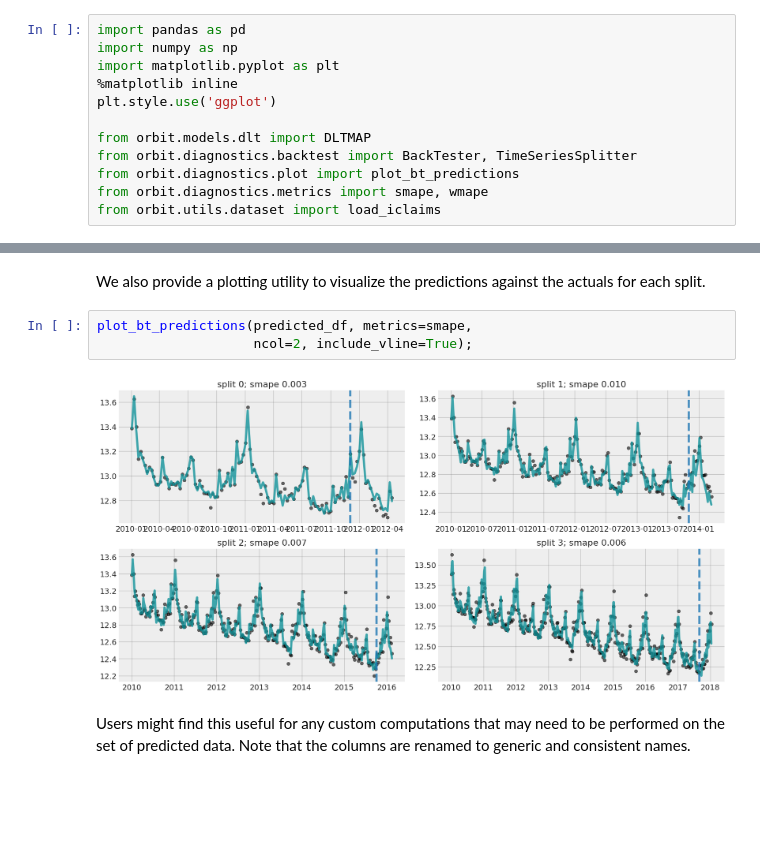
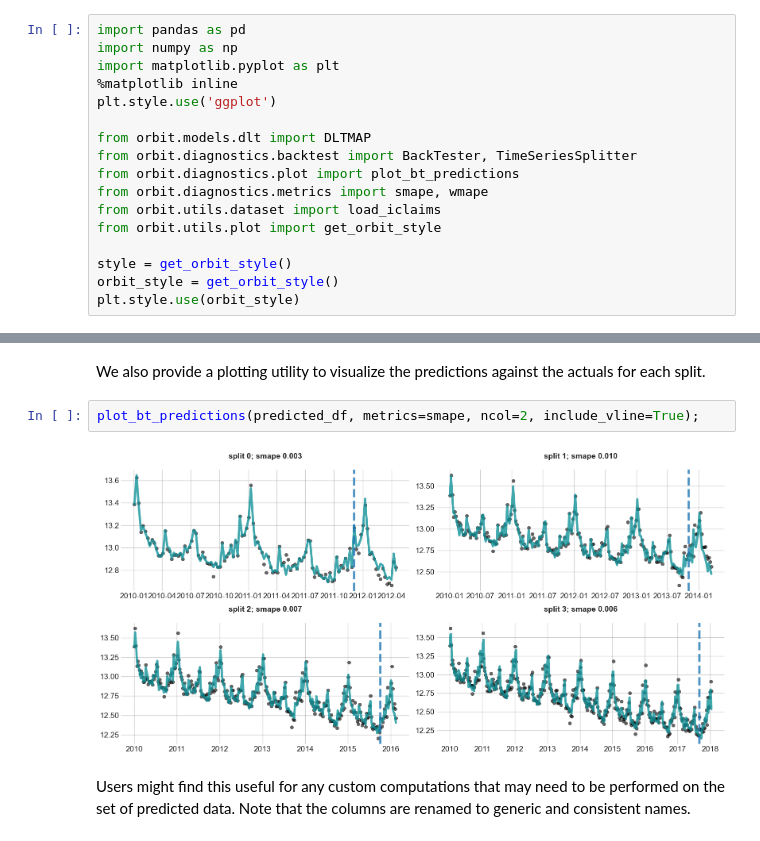
Before and after one commit to uber/orbit, a Jupyter notebook: examples/backtest.ipynb, the cells around one changed output, grey strips where cells are left out. Saved outputs shown, nothing was run; the diff lists cells and outputs as text; blank space fills up the shorter version.

```diff
--- a/examples/backtest.ipynb
+++ b/examples/backtest.ipynb
@@ -23,6 +23,11 @@ from orbit.diagnostics.backtest import BackTester, TimeSeriesSplitter
 from orbit.diagnostics.plot import plot_bt_predictions
 from orbit.diagnostics.metrics import smape, wmape
 from orbit.utils.dataset import load_iclaims
+from orbit.utils.plot import get_orbit_style
+
+style = get_orbit_style()
+orbit_style = get_orbit_style()
+plt.style.use(orbit_style)
 # %%
 %load_ext autoreload
 %autoreload 2
@@ -80,10 +85,9 @@ predicted_df.head()
 # %% [markdown]
 We also provide a plotting utility to visualize the predictions against the actuals for each split.
 # %%
-plot_bt_predictions(predicted_df, metrics=smape,
-                    ncol=2, include_vline=True);
+plot_bt_predictions(predicted_df, metrics=smape, ncol=2, include_vline=True);
 # %% [output]
-[figure, old version]
+[figure, new version]
 # %% [markdown]
 Users might find this useful for any custom computations that may need to be performed on the set of predicted data. Note that the columns are renamed to generic and consistent names.
 # %% [markdown]
```
Also changed, not shown: parts of 3 cells of this notebook, 2 other files.
